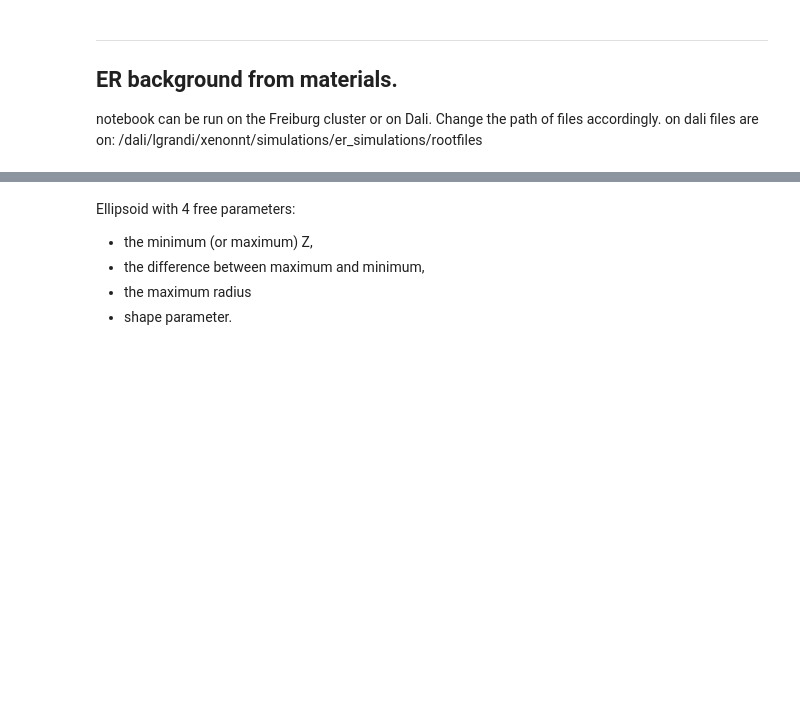
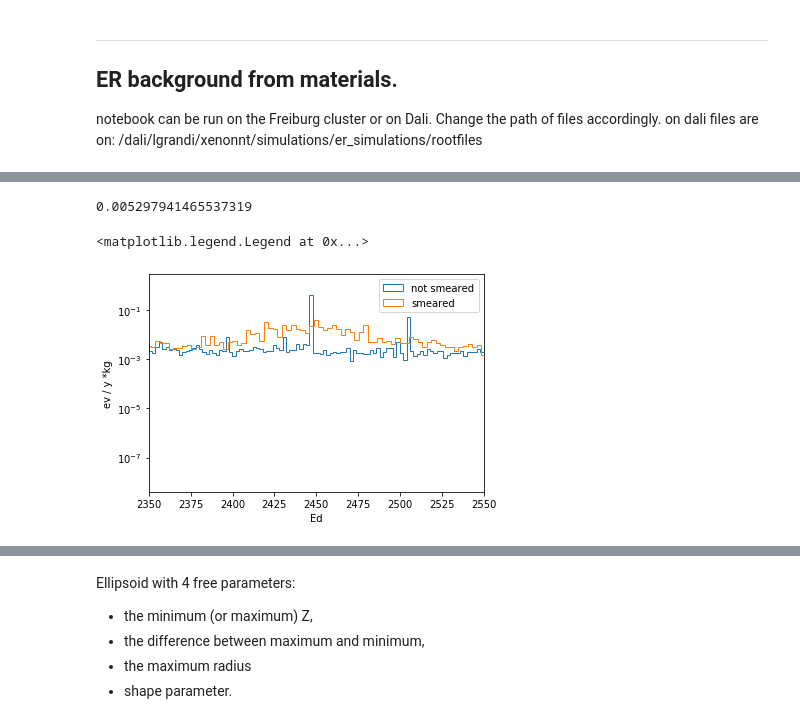
Before and after one commit to ariannarocchetti/MonteCarlo_ER, a Jupyter notebook: high_en/analysis_en.ipynb, the cells around one changed output, grey strips where cells are left out. Saved outputs shown, nothing was run; the diff lists cells and outputs as text; code cells hidden in the pictures; blank space fills up the shorter version.

```diff
--- a/high_en/analysis_en.ipynb
+++ b/high_en/analysis_en.ipynb
@@ -206,0 +169,28 @@ def figure_merit(z_low,z_high,r_low,r_high):
+# %%
+#let's have a look at the spectrum in energy given the 4t fv of low energy search
+Ed_sme = []
+data["smearing_factor"] = 0.01 * data.Ed
+
+data["Ed_sme"] = np.random.normal(data.Ed, data.smearing_factor)
+
+def fv(data):
+    data = data[data['R']<607.34]
+    data = data[data.Z_uc < -106.0]
+    data = data[data.Z_uc > -1315.0]
+    return data
+
+df_fv = fv(data)
+print(sum(df_fv.weights)/(4000*400))
+plt.hist(df_fv.Ed, weights = (df_fv.weights)/(4000) , bins = 200,
+         histtype = "step", label = "not smeared")
+plt.hist(df_fv.Ed_sme, weights = (df_fv.weights)/(4000) , bins = 200,
+         histtype = "step", label = "smeared")
+plt.xlabel("Ed")
+plt.yscale("log")
+plt.xlim(2350, 2550)
+plt.ylabel("ev / y * kg")
+plt.legend()
+# %% [output]
+0.005297941465537319
+<matplotlib.legend.Legend at 0x...>
+[figure, added]
```
Also changed, not shown: parts of 54 cells of this notebook, 1 other file.
